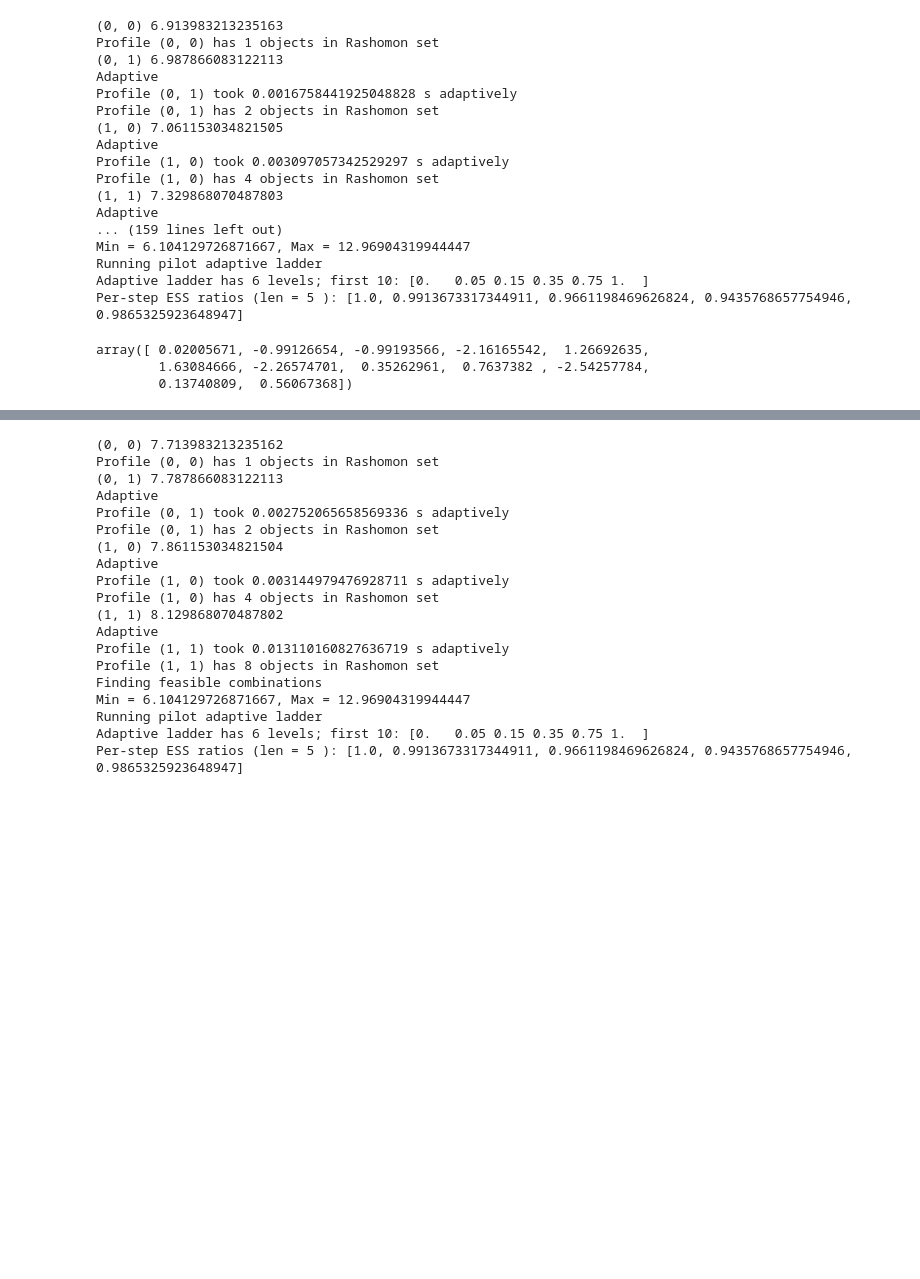
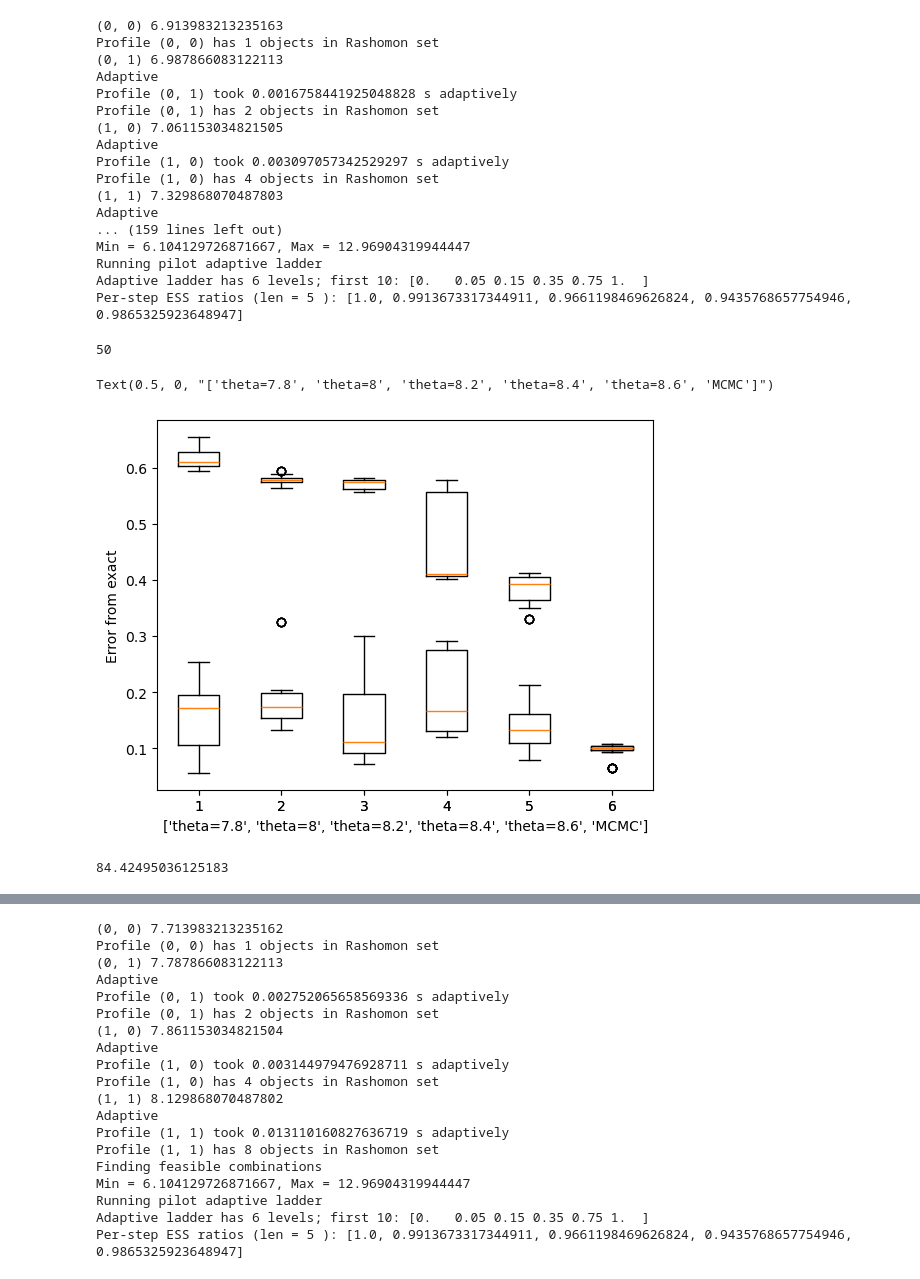
Before and after one commit to fyy2025/RHS-X, a Jupyter notebook: Code/simulation1.ipynb, the cells around one changed output, grey strips where cells are left out. Cells and saved outputs as stored; diff of their text form; code cells hidden in the pictures; blank space fills up the shorter version.

```diff
--- a/Code/simulation1.ipynb
+++ b/Code/simulation1.ipynb
@@ -397,34 +399,40 @@ with open("./output/sim1_result1.pkl", 'rb') as f:
 # %%
-x[0][""]
+len(data)
 # %% [output]
-array([ 0.02005671, -0.99126654, -0.99193566, -2.16165542,  1.26692635,
-        1.63084666, -2.26574701,  0.35262961,  0.7637382 , -2.54257784,
-        0.13740809,  0.56067368])
+50
 # %%
 import numpy as np
-AIS = []
-RPS = []
+AIS = dict()
+RPS = dict()
 MCMC = []
 for theta in [7.8,8,8.2,8.4,8.6]:
-    MCMC.append(np.sum(np.abs(x[0]["MCMC"]-x[0]["exact"])))
+    AIS[f"{theta}"] = []
+    RPS[f"{theta}"] = []
+for i in range(len(data)):
+    x = data[i]
+    MCMC.append(np.sum(np.abs(x["MCMC"]-x["exact"])))
+    for theta in [7.8,8,8.2,8.4,8.6]:
+        RPS_diff = np.sum(np.abs(np.asarray(x[f"RPS_{theta}"])-x["exact"]))
+        RPS[f"{theta}"].append(RPS_diff)
 
-    RPS_diff = np.sum(np.abs(np.asarray(x[0][f"RPS_{theta}"])-x[0]["exact"]))
-    RPS.append(RPS_diff)
-
-    AIS_diff = np.sum(np.abs(np.asarray(x[0][f"AIS_{theta}"])-x[0]["exact"]))
-    AIS.append(AIS_diff)
-
-plt.scatter([7.8,8,8.2,8.4,8.6], AIS, color = 'red', label = 'AIS')
-plt.scatter([7.8,8,8.2,8.4,8.6], RPS, color = 'blue', label = 'RPS')
-plt.scatter([7.8,8,8.2,8.4,8.6], MCMC, color = 'green', label = 'MCMC')
-plt.axline((0,0),slope=0)
-plt.xlim((7.5, 8.8))
-plt.xlabel("Theta")
-plt.ylabel("Sum absolute deviation from MCMC estimate")
-
-plt.legend()
-plt.show()
+        AIS_diff = np.sum(np.abs(np.asarray(x[f"AIS_{theta}"])-x["exact"]))
+        AIS[f"{theta}"].append(AIS_diff)
+# %%
+import pandas as pd
+AIS_df = pd.DataFrame.from_dict(AIS)
+AIS_df["MCMC"] = MCMC
+RPS_df = pd.DataFrame.from_dict(RPS)
+RPS_df["MCMC"] = MCMC
+plt.boxplot(AIS_df)
+plt.boxplot(RPS_df)
+plt.ylabel("Error from exact")
+plt.xlabel(xlabel=["theta=7.8", "theta=8", "theta=8.2", "theta=8.4", "theta=8.6", "MCMC"])
+# %% [output]
+Text(0.5, 0, "['theta=7.8', 'theta=8', 'theta=8.2', 'theta=8.4', 'theta=8.6', 'MCMC']")
+[figure, added]
 # %%
-x[0]["RPS_quantiles"]
+x[0]["AIS_8.6_time"]
+# %% [output]
+84.42495036125183
 # %%
 import numpy as np
```
Also changed, not shown: parts of 6 cells of this notebook, 1 other file.
